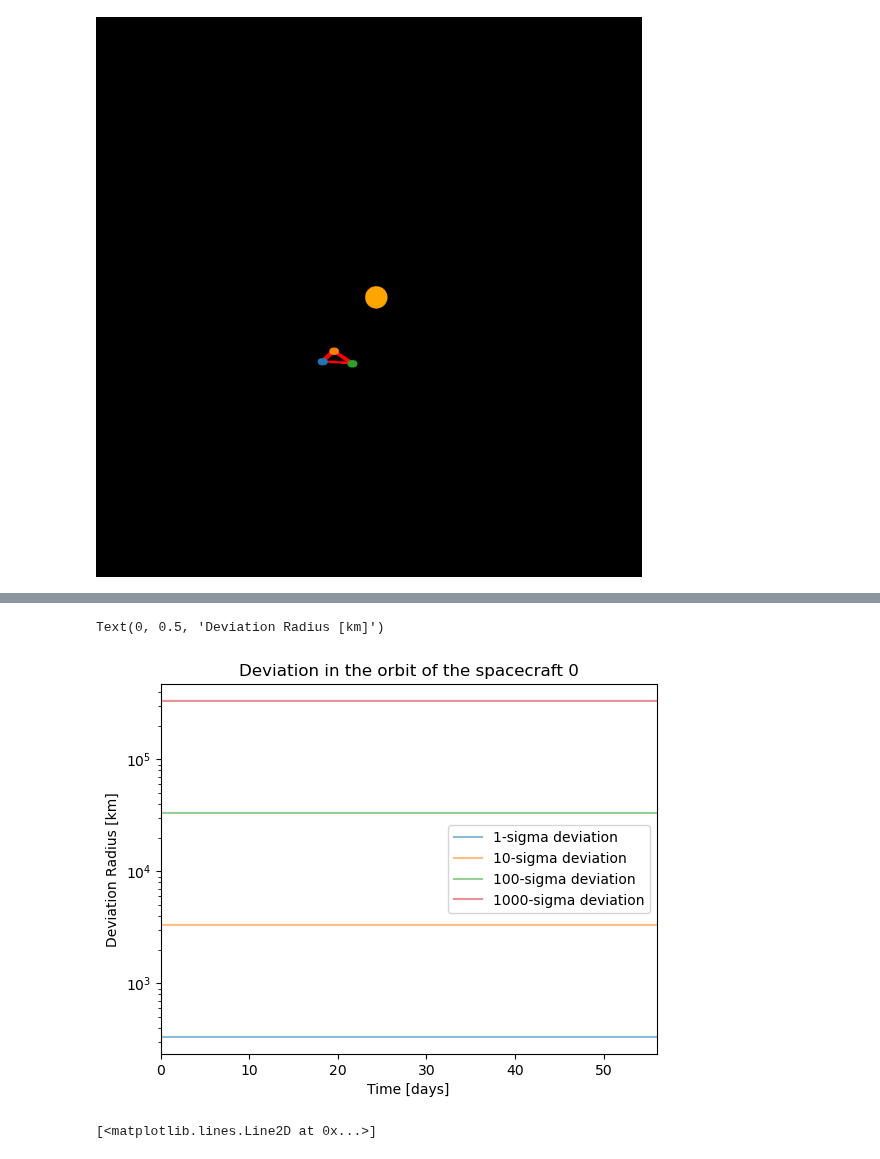
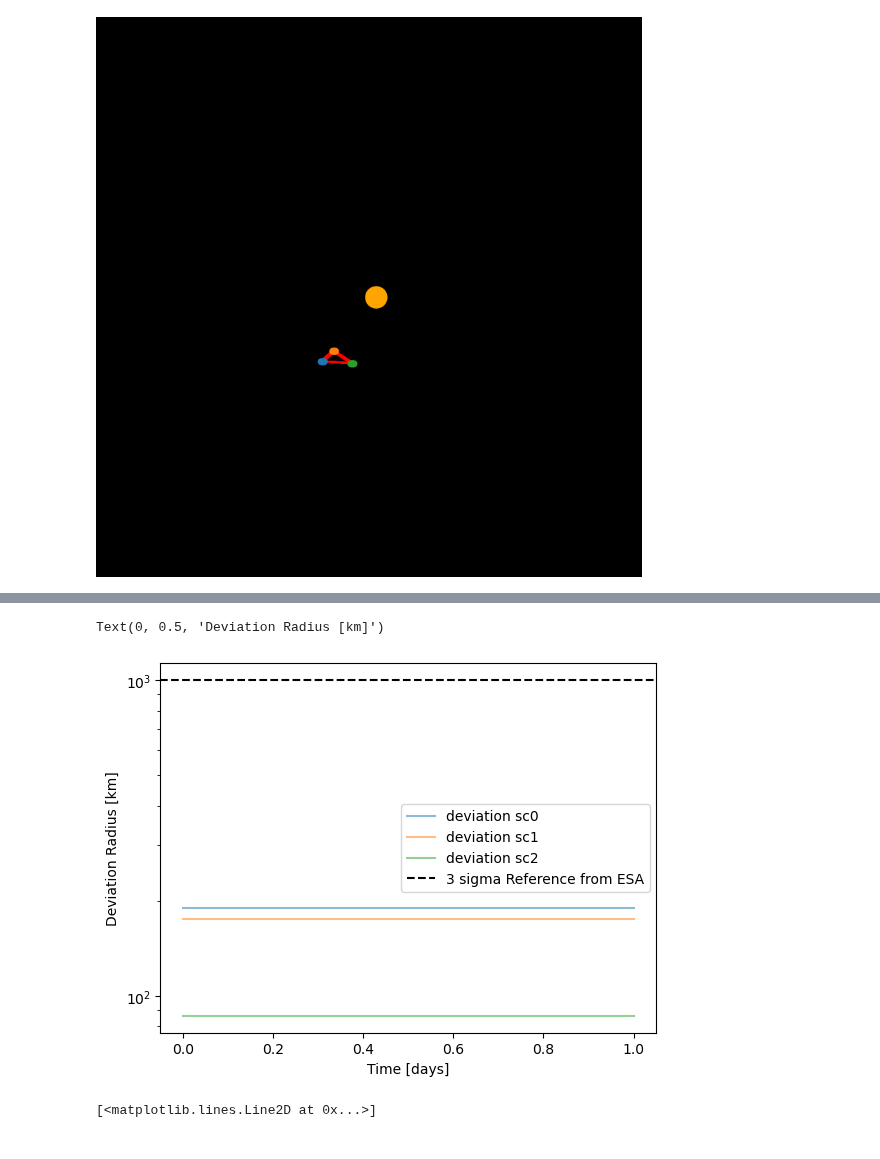
Before and after one commit to lorenzsp/ResponseRequirements, a Jupyter notebook: response_tutorial.ipynb, the cells around one changed output, grey strips where cells are left out. Drawn from its saved outputs; the diff is of its cells as text; code cells hidden in the pictures.

```diff
--- a/response_tutorial.ipynb
+++ b/response_tutorial.ipynb
@@ -189,4 +385,5 @@ plt.savefig("orbits_deviation.png")
 # %%
+sc = 0
 coord_color = [("$L_{12}$ [s]", "g")]
 fig, ax = plt.subplots(3, 1, sharex=True)
 for orb_dev in orbit_list[:1]:
@@ -196,24 +393,22 @@ for orb_dev in orbit_list[:1]:
     deviation = np.linalg.norm(arr_def[:, ii]-arr_def[:, ii+1],axis=1)/C_SI
     ax[ii].plot(np.arange(arr.shape[0]) * orb_default.dt / 86400,
                 deviation,
-                color=coord_color[sc][1], alpha=0.3)
+                color=coord_color[sc][1], alpha=0.3, label="default")
 
     ref = np.linalg.norm(arr[:, ii]-arr[:, ii+1],axis=1)/C_SI
-    print(ref.shape, deviation.shape)
-    ax[ii].plot(np.arange(arr.shape[0]) * orb_default.dt / 86400, ref, linestyle='--', color='k',alpha=0.2)
+    ax[ii].plot(np.arange(arr.shape[0]) * orb_default.dt / 86400, ref, linestyle='--', color='k',alpha=0.2, label="deviation")
     ax[ii].set_ylabel(coord_color[ii][0])
-    ax[ii].set_ylim([ref[0].min(), ref[1000].max()])
+    # ax[ii].set_ylim([ref[0].min(), ref[1000].max()])
 
 for orb_dev in orbit_list[:1]:
     arr = getattr(orb_dev, change)
     arr_def = getattr(orb_default, change)
     ii = 0
-    deviation = np.linalg.norm(arr_def[:, ii]-arr_def[:, ii+1],axis=1)/C_SI
-    ref = np.linalg.norm(arr[:, ii]-arr[:, ii+1],axis=1)/C_SI
+    deviation = np.linalg.norm(arr_def[:, ii]-arr_def[:, ii+1],axis=1) # /C_SI
+    ref = np.linalg.norm(arr[:, ii]-arr[:, ii+1],axis=1) # /C_SI
     diff = np.abs(ref-deviation)
-    print(ref.shape, deviation.shape)
     ax[1].plot(np.arange(arr.shape[0]) * orb_default.dt / 86400, diff, linestyle='--', color='k',alpha=0.2)
-    ax[1].set_ylabel("Armlength difference [s]")
+    ax[1].set_ylabel("Armlength difference [m]")
 
 
 for orb_dev in orbit_list[:1]:
@@ -223,11 +418,11 @@ for orb_dev in orbit_list[:1]:
     deviation = np.linalg.norm(arr_def[:, ii]-arr_def[:, ii+1],axis=1)/C_SI
     ref = np.linalg.norm(arr[:, ii]-arr[:, ii+1],axis=1)/C_SI
     diff = np.abs(ref-deviation)/ref
-    print(ref.shape, deviation.shape)
     ax[2].plot(np.arange(arr.shape[0]) * orb_default.dt / 86400, diff, linestyle='--', color='k',alpha=0.2)
     ax[2].set_ylabel("Relative")
 
 ax[2].set_xlabel("Time [days]")
-plt.xlim([0.0, 7])
+# plt.xlim([0.0, 7])
+ax[0].legend()
 plt.savefig("armlength_deviation.png")
 # %% [output]
@@ -238,23 +430,27 @@ plt.savefig("armlength_deviation.png")
 # %%
 plt.figure()
 sc = 0
-plt.title(f"Deviation in the orbit of the spacecraft {sc}")
-for delta_x, orb_dev in zip(sigma_vec, orbit_list):
-    # plot the deviation
-    time_vec = orb_dev.t_base
-    deviation_lof = orb_dev.deviation["x"][:, sc, :]
-    # plot deviation
-    # print(delta_x, np.diff(np.linalg.norm(deviation_lof,axis=1))/1e3 )
+for sc in range(3):
+    for delta_x, orb_dev in zip(sigma_vec[:1], orbit_list[:1]):
+        # plot the deviation
+        time_vec = orb_dev.t
+        # deviation_lof = orb_dev.deviation["x"][:, sc, :]
+        deviation_lof = orb_dev.x[:, sc, :] - orb_default.x[:, sc, :]
+        # plot deviation
+        # print(deviation_lof)
+        # print(delta_x, np.diff(np.linalg.norm(deviation_lof,axis=1))/1e3 )
 
-    plt.semilogy(time_vec/86400, np.linalg.norm(deviation_lof,axis=1)/1e3 ,label=f"{int(delta_x)}-sigma deviation", alpha=0.5)
-plt.xlim([0.0, 14*4])
+        plt.semilogy(time_vec/86400, np.linalg.norm(deviation_lof,axis=1)/1e3 ,label=f"deviation sc{sc}", alpha=0.5)
+
+plt.axhline(1e3, linestyle='--', color='k', label="3 sigma Reference from ESA")
+# plt.xlim([0.0, 7])
 # plt.ylim([0.5, 4e4])
 plt.xlabel("Time [days]")
 plt.legend()
 plt.ylabel("Deviation Radius [km]")
 # %% [output]
 Text(0, 0.5, 'Deviation Radius [km]')
-[figure, old version]
+[figure, new version]
 # %%
 plt.figure()
 ff = np.logspace(-4, 0.0, 100)
```
Also changed, not shown: parts of 18 cells of this notebook.
